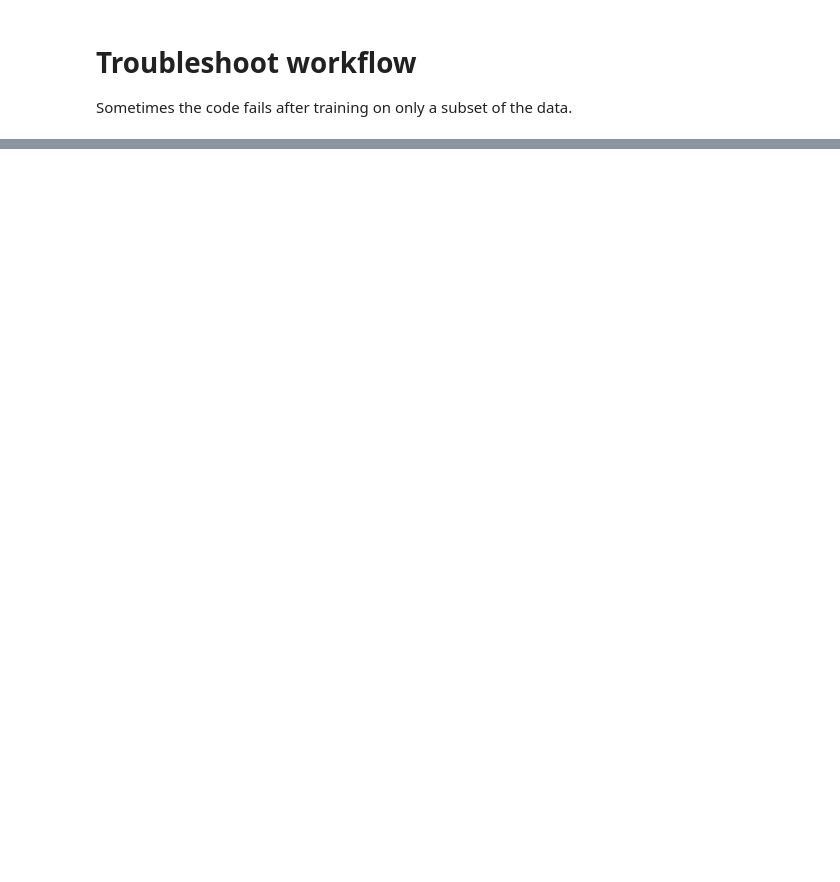
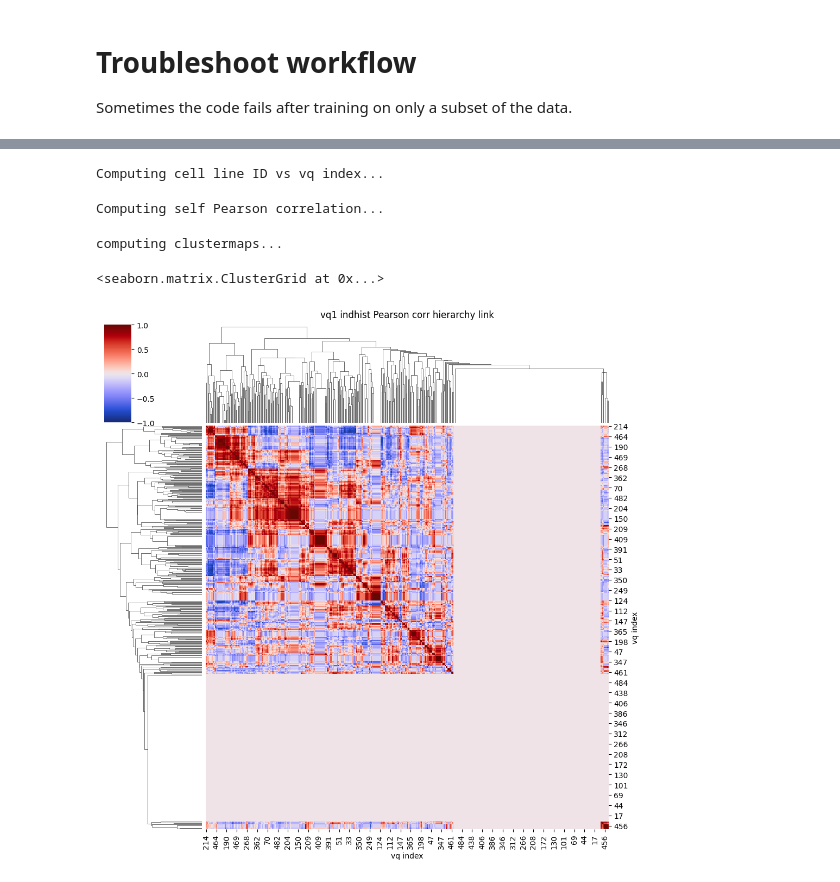
Before and after one commit to runxi-shen/cytoself_varchamp, a Jupyter notebook: 1_explore_original_data/notebooks/2_troubleshoot_code.ipynb, the cells around one changed output, grey strips where cells are left out. Cells and saved outputs as stored; diff of their text form; code cells hidden in the pictures; blank space fills up the shorter version.

Commit message:
example code to load pre-trained model

```diff
--- a/1_explore_original_data/notebooks/2_troubleshoot_code.ipynb
+++ b/1_explore_original_data/notebooks/2_troubleshoot_code.ipynb
@@ -16,7 +17,12 @@ from cytoself.trainer.utils.plot_history import plot_history_cytoself
 # %%
-datapath = '/dgx1nas1/storage/data/jess/cytoself/data_10per'
-model_nm = "data_10percent"
+datapath = '/dgx1nas1/storage/data/jess/cytoself/model_data'
+outputpath = "/dgx1nas1/storage/data/jess/cytoself/trained_models/data_opencell"
+model_nm = "model_45.pt"
 data_ch = ['pro', 'nuc']
+device="cuda:0"
+
+model_path = f"{outputpath}/{model_nm}"
+homepath = outputpath
 # %%
 datamanager = DataManagerOpenCell(datapath, data_ch, fov_col=None)
 datamanager.const_dataloader(batch_size=32, label_name_position=1)
@@ -49,0 +35,30 @@ unique_groups = unique_groups[filter_mask]
+# %%
+model_args = {
+    "input_shape": (2, 100, 100),
+    "emb_shapes": ((25, 25), (4, 4)),
+    "output_shape": (2, 100, 100),
+    "fc_output_idx": [2],
+    "vq_args": {"num_embeddings": 512, "embedding_dim": 64},
+    "num_class": len(datamanager.unique_labels),
+    "fc_input_type": "vqvec",
+}
+train_args = {
+    "lr": 0.0004,
+    "max_epoch": 100,
+    "reducelr_patience": 4,
+    "reducelr_increment": 0.1,
+    "earlystop_patience": 12,
+}
+# %%
+trainer = CytoselfFullTrainer(train_args, homepath=f"{outputpath}/{model_nm}", model_args=model_args)
+trainer.load_model(model_path)
+# %%
+analysis = AnalysisOpenCell(datamanager, trainer)
+# %%
+analysis.plot_clustermap(num_workers=4)
+# %% [output]
+Computing cell line ID vs vq index...
+Computing self Pearson correlation...
+computing clustermaps...
+<seaborn.matrix.ClusterGrid at 0x...>
+[figure, added]
```
Also changed, not shown: parts of 8 cells of this notebook.
